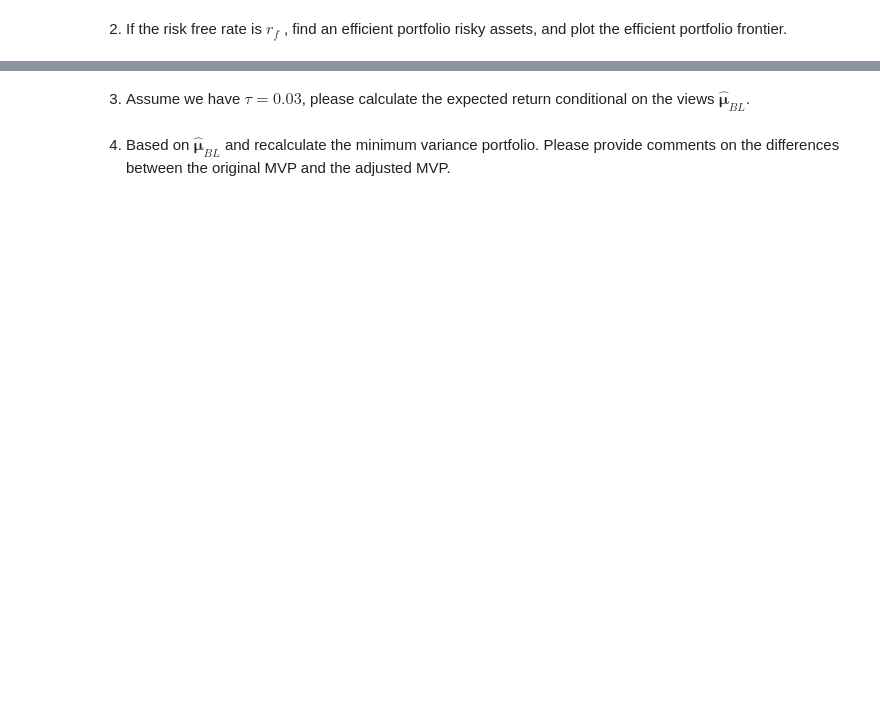
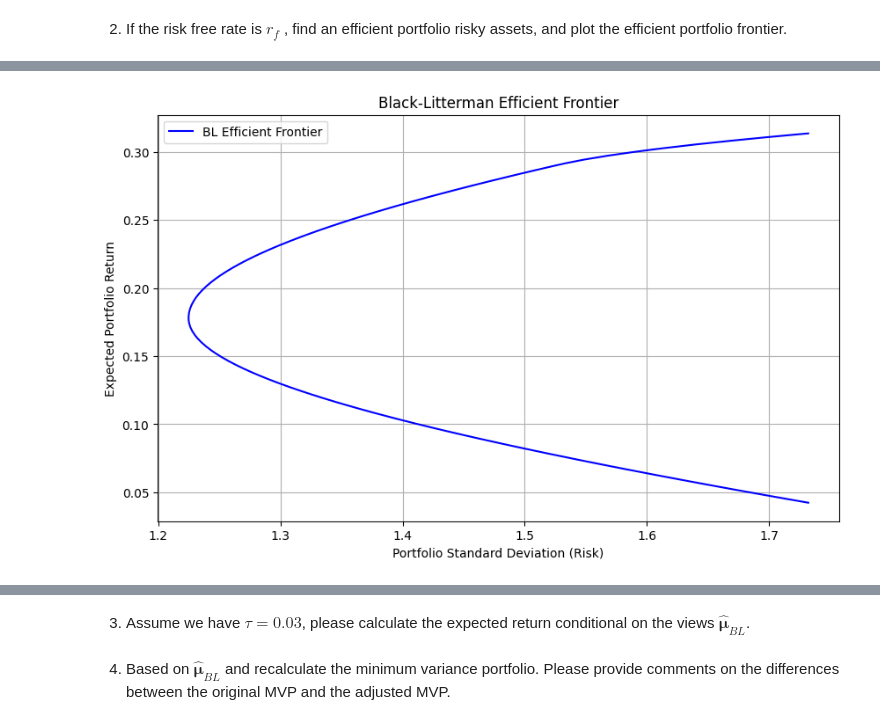
Before and after one commit to bs333/fe-670, a Jupyter notebook: FE670 - Homework/FE670 - Homework #2/FE670 - Homework #2.ipynb, the cells around one changed output, grey strips where cells are left out. Drawn from its saved outputs; the diff is of its cells as text; code cells hidden in the pictures; blank space fills up the shorter version.

```diff
--- a/FE670 - Homework/FE670 - Homework #2/FE670 - Homework #2.ipynb
+++ b/FE670 - Homework/FE670 - Homework #2/FE670 - Homework #2.ipynb
@@ -200,7 +200,7 @@ import numpy as np
 from scipy.optimize import minimize
 
 # Establish expected returns and covariance matrices.
-covariance_matrix = np.array([[3.0, 1.5, 0.0],
+Sigma = np.array([[3.0, 1.5, 0.0],
                               [1.5, 3.0, 1.5],
                               [0.0, 1.5, 3.0]])
 
@@ -208,11 +208,11 @@ mu = np.array([0.5,
                0.3,
                0.7])
 
-sigma_inverse = np.linalg.inv(covariance_matrix)
+Sigma_inverse = np.linalg.inv(Sigma)
 
 # Define the objective function to minimize portfolio variance.
-def portfolio_variance(weights, covariance_matrix):
-    return np.dot(weights, np.dot(covariance_matrix, weights))
+def portfolio_variance(weights, Sigma):
+    return weights @ Sigma @ weights
 
 # Define the constraint that the sum of portfolio weights equals 1.
 constraints = ({'type': 'eq', 'fun': lambda weights: np.sum(weights) - 1})
@@ -224,7 +224,7 @@ initial_weights = np.array([1/3, 1/3, 1/3])
 bounds = ((0, 1), (0, 1), (0, 1))
 
 # Perform the optimization to find the MVP.
-result = minimize(portfolio_variance, initial_weights, args=(covariance_matrix,), constraints=constraints, bounds=bounds)
+result = minimize(portfolio_variance, initial_weights, args=(Sigma,), constraints=constraints, bounds=bounds)
 
 # Extract the optimized portfolio weights.
 mvp_weights = result.x
@@ -241,7 +241,7 @@ print("Minimum Variance (Portfolio Variance):", min_variance)
 ones = np.ones(3)
 
 # Find MVP using formula defined above.
-w_mvp = (sigma_inverse @ ones) / (ones @ sigma_inverse @ ones)
+w_mvp = (Sigma_inverse @ ones) / (ones @ Sigma_inverse @ ones)
 print("Minimum Variance Portfolio (MVP) Weights using Formula:", w_mvp)
 # %% [output]
 Minimum Variance Portfolio Weights:
@@ -311,0 +253,54 @@ ValueError: x and y can be no greater than 2D, but have shapes (100, 3, 3) and (
+# %%
+# Define other matrices for BL model.
+P = np.array([[1, 0, 0],
+              [0, -1, 1]])
+
+# Establish 2.0% and 4.0% views.
+q = np.array([0.02, 0.04])
+
+Omega = np.array([[0.05**2, 0],
+                  [0, 0.06**2]])
+
+tau = 0.03
+rf = 0.02
+
+Pi = mu - rf
+M_inverse = np.linalg.inv(tau * Sigma)
+adj_return = np.linalg.inv(M_inverse + P.T @ np.linalg.inv(Omega) @ P)
+adj_return = adj_return @ (M_inverse @ Pi + P.T @ np.linalg.inv(Omega) @ q)
+
+# Create a range of desired returns.
+desired_returns = np.linspace(min(adj_return), max(adj_return), 100)
+portfolio_risks = []
+
+for mu_star in desired_returns:
+    # Define the quadratic problem
+    A = 2 * Sigma
+    B = np.zeros(mu.shape[0])
+    C = 0
+    constraints = [{'type': 'eq', 'fun': lambda w: w @ adj_return - mu_star},
+                   {'type': 'eq', 'fun': lambda w: np.sum(w) - 1}]
+    bounds = [(0, 1) for _ in mu]
+    initial_guess = [1./mu.shape[0] for _ in mu]
+
+    # Minimize the negative Sharpe ratio.
+    from scipy.optimize import minimize
+    solution = minimize(lambda w: w.T @ Sigma @ w, initial_guess, constraints=constraints, bounds=bounds)
+    w_optimal = solution.x
+
+    # Compute portfolio risk.
+    port_variance = w_optimal.T @ Sigma @ w_optimal
+    port_std = np.sqrt(port_variance)
+    portfolio_risks.append(port_std)
+
+# Plot the efficient frontier.
+plt.figure(figsize=(10, 6))
+plt.plot(portfolio_risks, desired_returns, 'b-', label="BL Efficient Frontier")
+plt.xlabel("Portfolio Standard Deviation (Risk)")
+plt.ylabel("Expected Portfolio Return")
+plt.title("Black-Litterman Efficient Frontier")
+plt.legend()
+plt.grid(True)
+plt.show()
+# %% [output]
+[figure, added]
```
Also changed, not shown: parts of 5 cells of this notebook.
